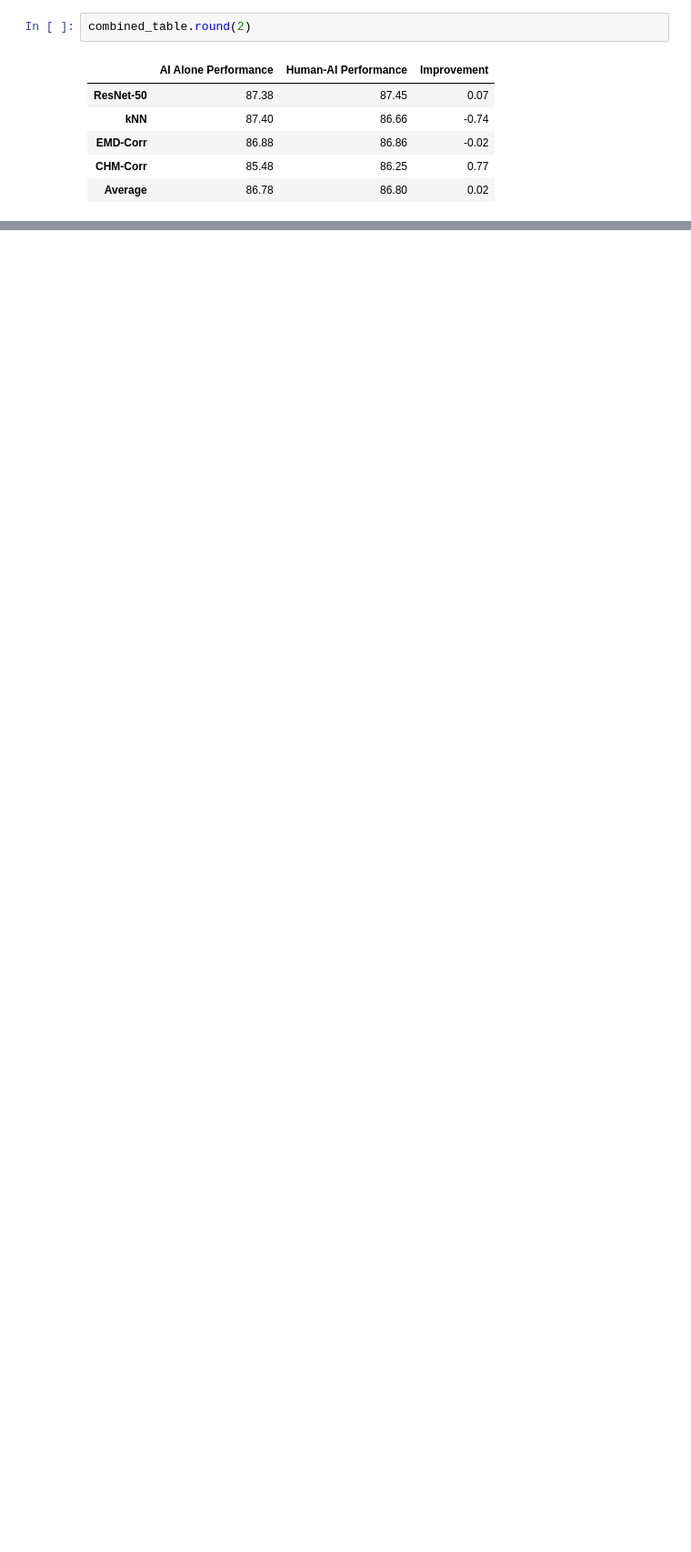
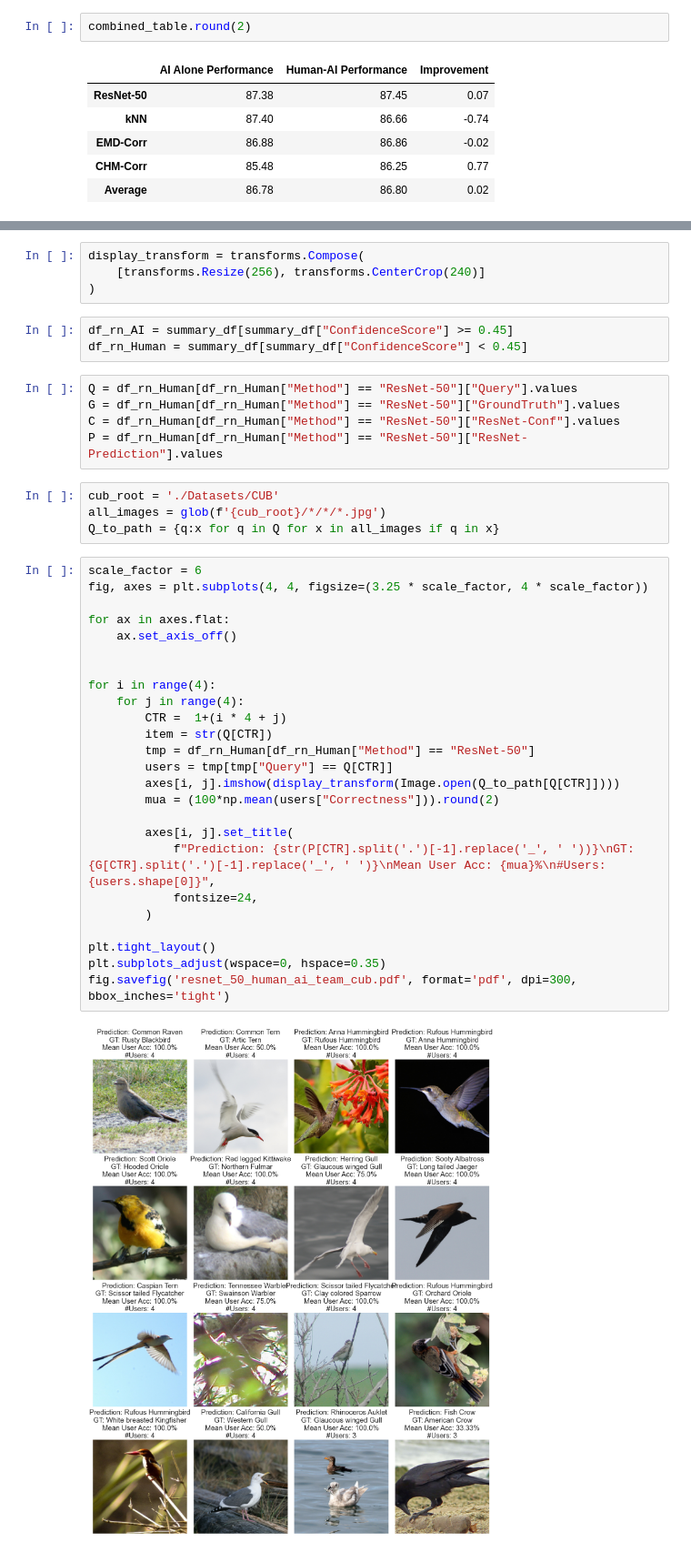
Before and after one commit to anguyen8/visual-correspondence-XAI, a Jupyter notebook: Human-Study/src/Table-C-CUB-Final.ipynb, the cells around one changed output, grey strips where cells are left out. Shown at 91% size. Drawn from its saved outputs; the diff is of its cells as text; blank space fills up the shorter version.

```diff
--- a/Human-Study/src/Table-C-CUB-Final.ipynb
+++ b/Human-Study/src/Table-C-CUB-Final.ipynb
@@ -488,0 +645,43 @@ combined_table.round(2)
+# %%
+display_transform = transforms.Compose(
+    [transforms.Resize(256), transforms.CenterCrop(240)]
+)
+# %%
+df_rn_AI = summary_df[summary_df["ConfidenceScore"] >= 0.45]
+df_rn_Human = summary_df[summary_df["ConfidenceScore"] < 0.45]
+# %%
+Q = df_rn_Human[df_rn_Human["Method"] == "ResNet-50"]["Query"].values
+G = df_rn_Human[df_rn_Human["Method"] == "ResNet-50"]["GroundTruth"].values
+C = df_rn_Human[df_rn_Human["Method"] == "ResNet-50"]["ResNet-Conf"].values
+P = df_rn_Human[df_rn_Human["Method"] == "ResNet-50"]["ResNet-Prediction"].values
+# %%
+cub_root = './Datasets/CUB'
+all_images = glob(f'{cub_root}/*/*/*.jpg')
+Q_to_path = {q:x for q in Q for x in all_images if q in x}
+# %%
+scale_factor = 6
+fig, axes = plt.subplots(4, 4, figsize=(3.25 * scale_factor, 4 * scale_factor))
+
+for ax in axes.flat:
+    ax.set_axis_off()
+
+
+for i in range(4):
+    for j in range(4):
+        CTR =  1+(i * 4 + j)
+        item = str(Q[CTR])
+        tmp = df_rn_Human[df_rn_Human["Method"] == "ResNet-50"]
+        users = tmp[tmp["Query"] == Q[CTR]]
+        axes[i, j].imshow(display_transform(Image.open(Q_to_path[Q[CTR]])))
+        mua = (100*np.mean(users["Correctness"])).round(2)
+
+        axes[i, j].set_title(
+            f"Prediction: {str(P[CTR].split('.')[-1].replace('_', ' '))}\nGT: {G[CTR].split('.')[-1].replace('_', ' ')}\nMean User Acc: {mua}%\n#Users: {users.shape[0]}",
+            fontsize=24,
+        )
+
+plt.tight_layout()
+plt.subplots_adjust(wspace=0, hspace=0.35)
+fig.savefig('resnet_50_human_ai_team_cub.pdf', format='pdf', dpi=300, bbox_inches='tight')
+# %% [output]
+[figure, added]
```
Also changed, not shown: parts of 15 cells of this notebook, 1 other file.
